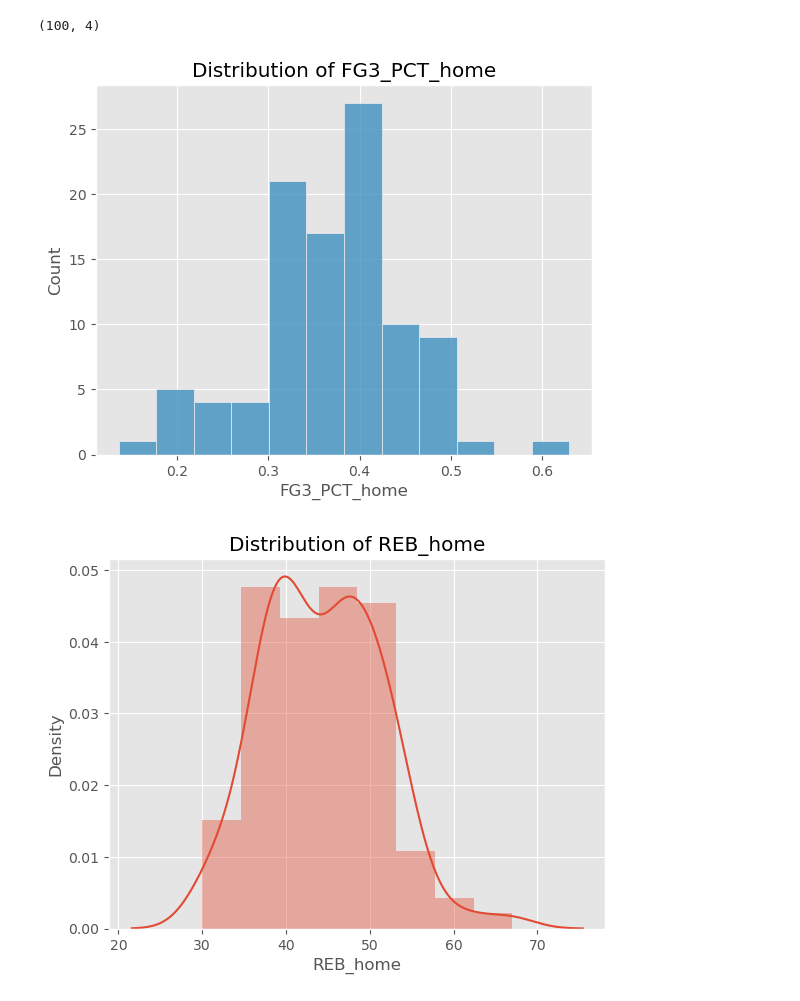
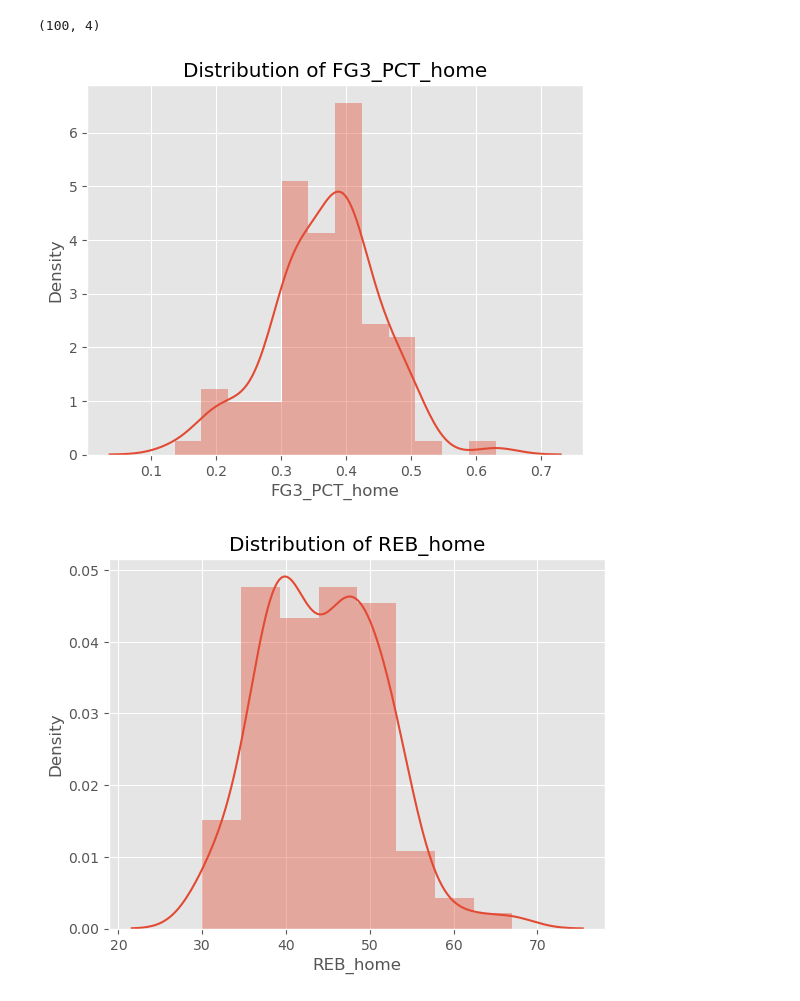
Before and after one commit to RyanMch97/ProgDA-Project, a Jupyter notebook: Prog-DA.ipynb, the cells around one changed output. Cells and saved outputs as stored; diff of their text form; code cells hidden in the pictures.

```diff
--- a/Prog-DA.ipynb
+++ b/Prog-DA.ipynb
@@ -86,11 +87,11 @@ df.shape
 # %%
 # making a displot
 plt.style.use("ggplot")
-sns.histplot(df["FG3_PCT_home"])
+sns.distplot(df["FG3_PCT_home"])
 plt.title("Distribution of FG3_PCT_home")
 plt.show()
 # %% [output]
-[figure, old version]
+[figure, new version]
 # %%
 # making a displot
 sns.distplot(df["REB_home"])
```
Also changed, not shown: parts of 3 cells of this notebook, 1 other file.
